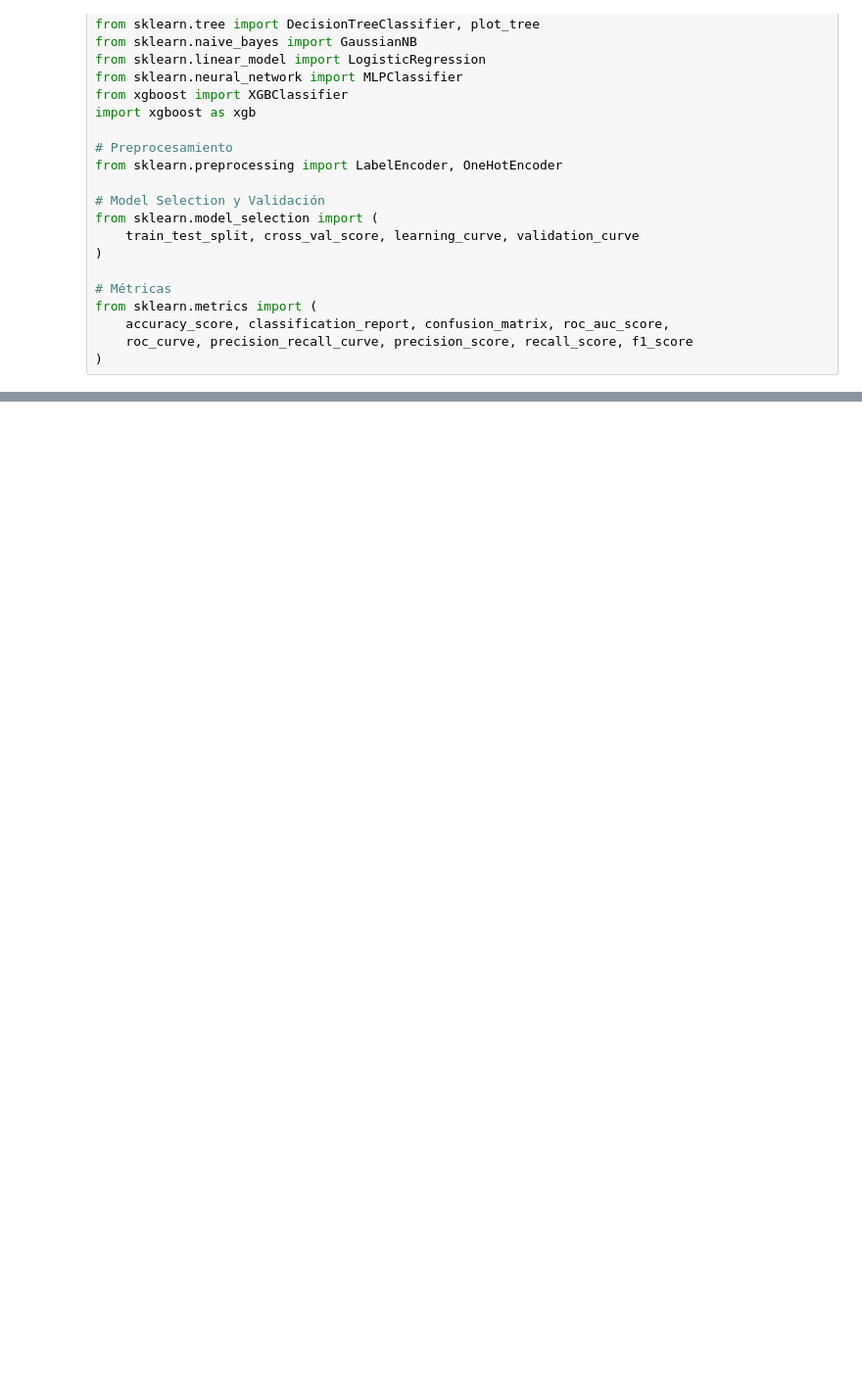
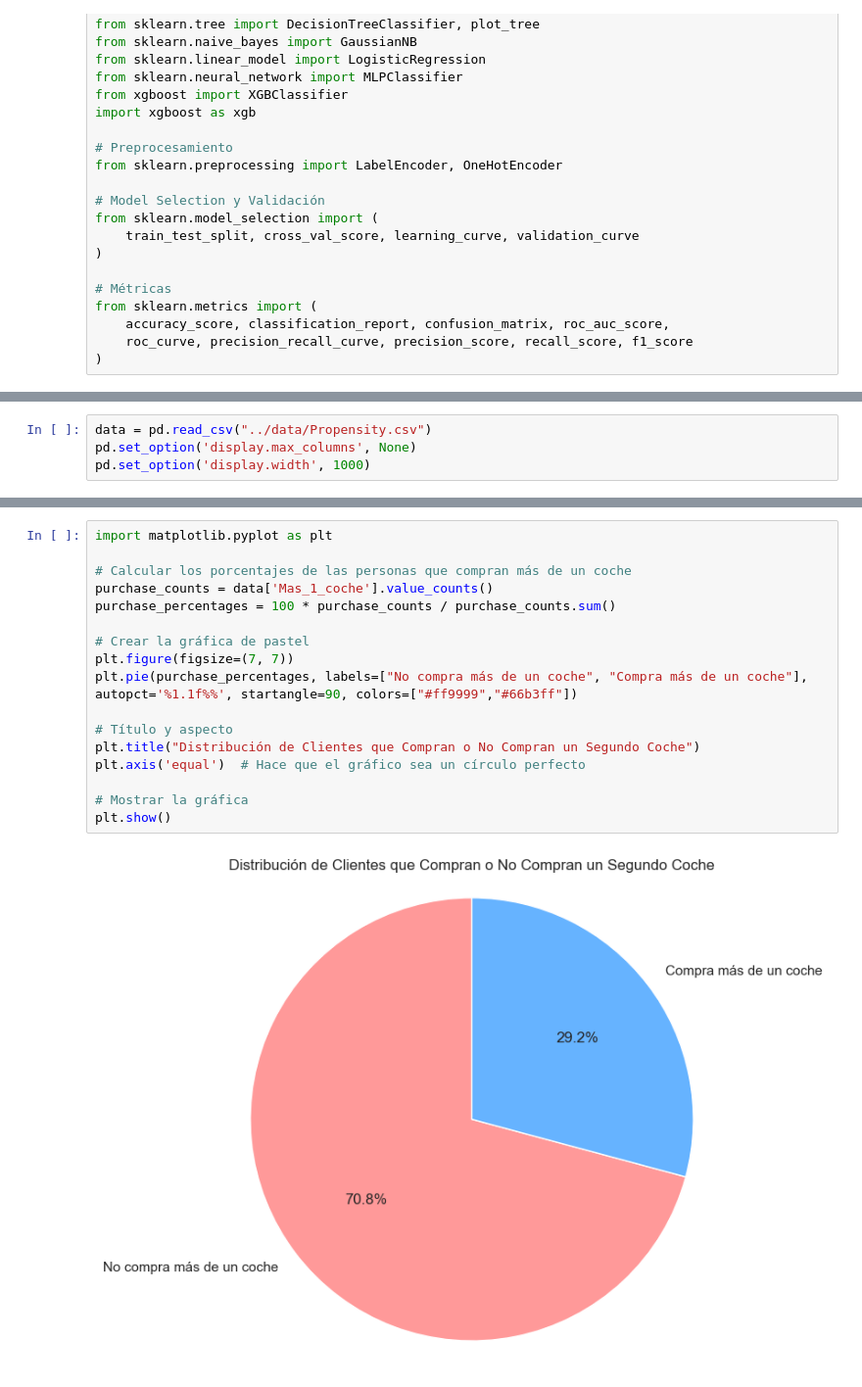
Before and after one commit to josean9/IA-Casos, a Jupyter notebook: documents/eda.ipynb, the cells around one changed output, grey strips where cells are left out. Shown: that part at 98% size. Cells and saved outputs as stored; diff of their text form; blank space fills up the shorter version.

```diff
--- a/documents/eda.ipynb
+++ b/documents/eda.ipynb
@@ -34,2 +32,6 @@ data = pd.read_csv("C:\IA\IA-Casos\data\Propensity_input.csv", sep=";")  # Revis
+# %%
+data = pd.read_csv("../data/Propensity.csv")
+pd.set_option('display.max_columns', None)
+pd.set_option('display.width', 1000)
 # %%
 # Mostrar las primeras filas para verificar la carga
@@ -68,0 +136,19 @@ plt.show()
+# %%
+import matplotlib.pyplot as plt
+
+# Calcular los porcentajes de las personas que compran más de un coche
+purchase_counts = data['Mas_1_coche'].value_counts()
+purchase_percentages = 100 * purchase_counts / purchase_counts.sum()
+
+# Crear la gráfica de pastel
+plt.figure(figsize=(7, 7))
+plt.pie(purchase_percentages, labels=["No compra más de un coche", "Compra más de un coche"], autopct='%1.1f%%', startangle=90, colors=["#ff9999","#66b3ff"])
+
+# Título y aspecto
+plt.title("Distribución de Clientes que Compran o No Compran un Segundo Coche")
+plt.axis('equal')  # Hace que el gráfico sea un círculo perfecto
+
+# Mostrar la gráfica
+plt.show()
+# %% [output]
+[figure, added]
```
Also changed, not shown: parts of 15 cells of this notebook, 2 other files.
